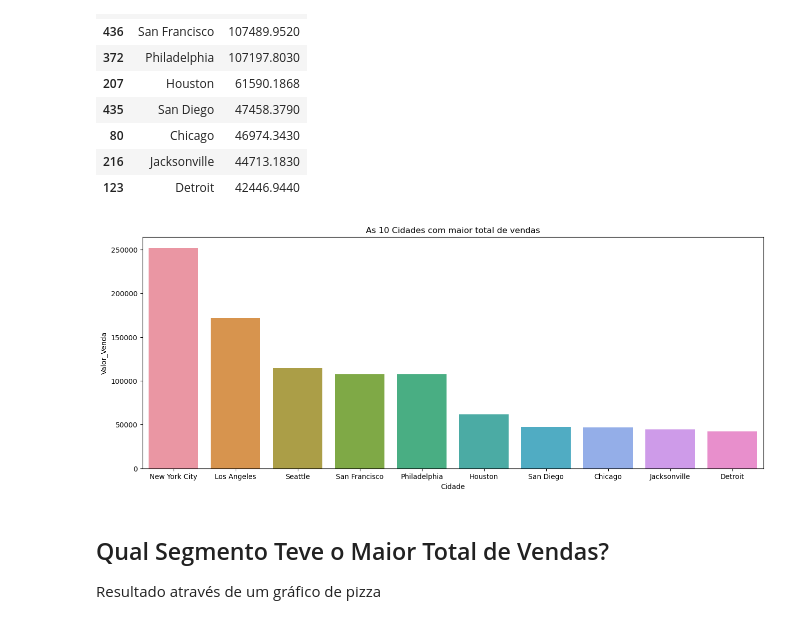
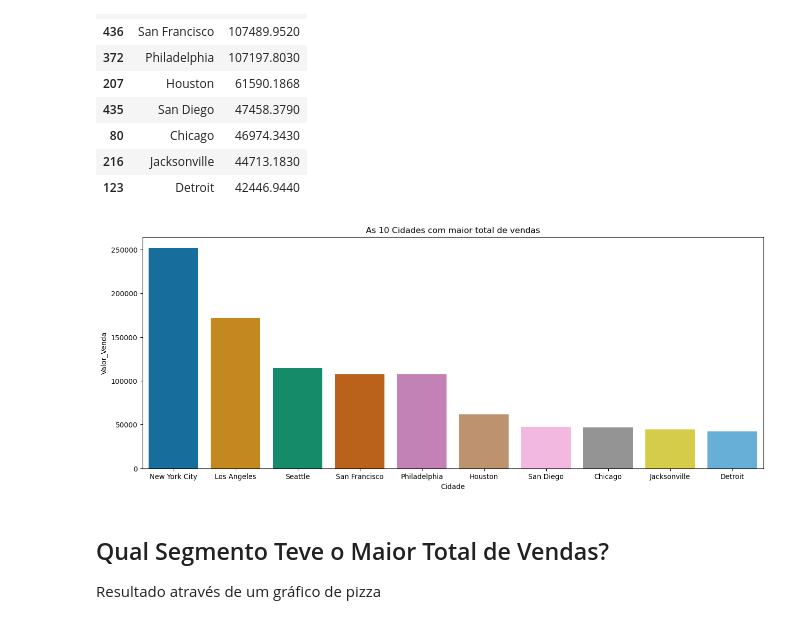
Before and after one commit to JoyceVenturaAlves/Projeto-AnaliseExploratoriaDeDados, a Jupyter notebook: Projeto-AnaliseExploratoriaDeDados-AreaDeVarejo.ipynb, the cells around one changed output. Saved outputs shown, nothing was run; the diff lists cells and outputs as text; code cells hidden in the pictures.

```diff
--- a/Projeto-AnaliseExploratoriaDeDados-AreaDeVarejo.ipynb
+++ b/Projeto-AnaliseExploratoriaDeDados-AreaDeVarejo.ipynb
@@ -212,14 +218,14 @@ df_dsa_p4.head(10)
 | 123 | Detroit | 42446.9440 |
 # %%
 # Plot
-plt.figure(figsize = (16, 6))
-sns.set_palette("coolwarm")
-sns.barplot(data = df_dsa_p4,
-            y = "Valor_Venda",
-            x = "Cidade").set(title = "As 10 Cidades com maior total de vendas")
+plt.figure(figsize=(16, 6))
+sns.set_palette("colorblind")  # Definindo a paleta para colorblind
+sns.barplot(data=df_dsa_p4,
+            y="Valor_Venda",
+            x="Cidade").set(title="As 10 Cidades com maior total de vendas")
 plt.show()
 # %% [output]
-[figure, old version]
+[figure, new version]
 # %% [markdown]
 ## Qual Segmento Teve o Maior Total de Vendas?
 Resultado através de um gráfico de pizza
```
Also changed, not shown: parts of 3 cells of this notebook.
